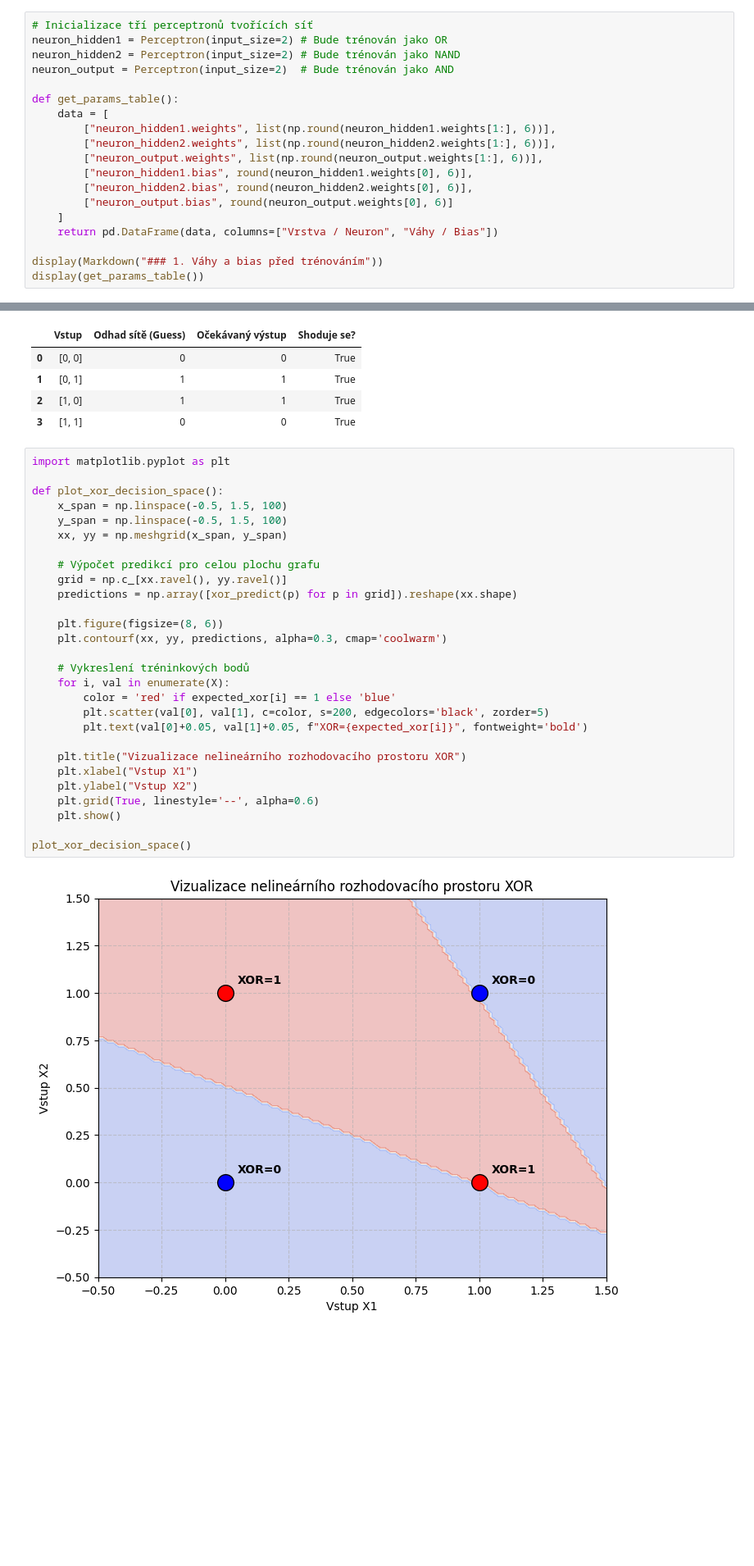
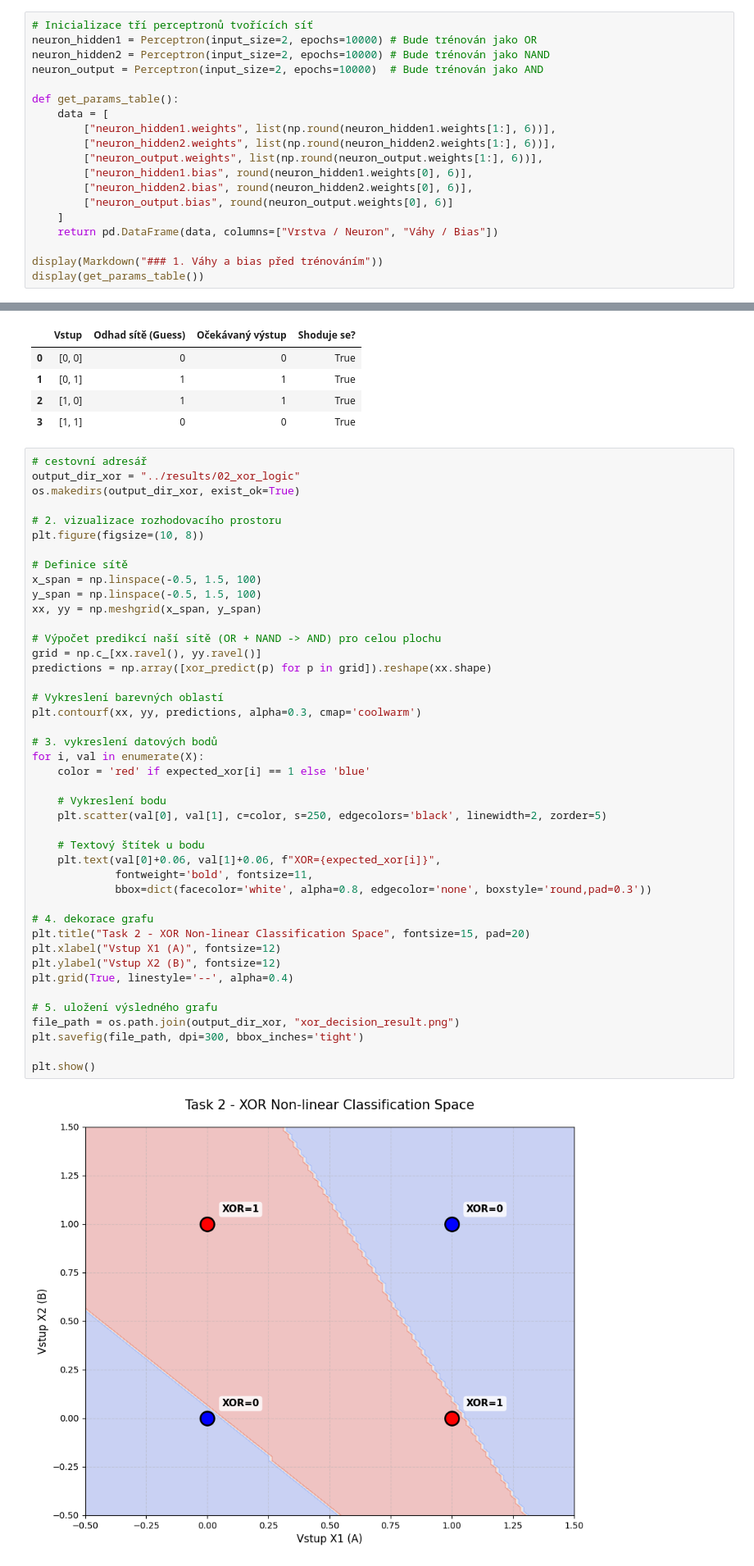
Before and after one commit to jirka-val/Unconventional-Algorithms, a Jupyter notebook: notebooks/02_logic_gates.ipynb, the cells around one changed output, grey strips where cells are left out. Shown at 82% size. Drawn from its saved outputs; the diff is of its cells as text; blank space fills up the shorter version.

```diff
--- a/notebooks/02_logic_gates.ipynb
+++ b/notebooks/02_logic_gates.ipynb
@@ -23,9 +25,9 @@ y_nand = np.array([1, 1, 1, -1])  # NAND: Nejsou oba vstupy 1
 y_and = np.array([-1, -1, -1, 1])  # AND: Oba vstupy jsou 1
 # %%
 # Inicializace tří perceptronů tvořících síť
-neuron_hidden1 = Perceptron(input_size=2) # Bude trénován jako OR
-neuron_hidden2 = Perceptron(input_size=2) # Bude trénován jako NAND
-neuron_output = Perceptron(input_size=2)  # Bude trénován jako AND
+neuron_hidden1 = Perceptron(input_size=2, epochs=10000) # Bude trénován jako OR
+neuron_hidden2 = Perceptron(input_size=2, epochs=10000) # Bude trénován jako NAND
+neuron_output = Perceptron(input_size=2, epochs=10000)  # Bude trénován jako AND
 
 def get_params_table():
     data = [
@@ -99,33 +101,48 @@ display(pd.DataFrame(test_results))
 | 2 | [1, 0] | 1 | 1 | True |
 | 3 | [1, 1] | 0 | 0 | True |
 # %%
-import matplotlib.pyplot as plt
+# cestovní adresář
+output_dir_xor = "../results/02_xor_logic"
+os.makedirs(output_dir_xor, exist_ok=True)
 
-def plot_xor_decision_space():
-    x_span = np.linspace(-0.5, 1.5, 100)
-    y_span = np.linspace(-0.5, 1.5, 100)
-    xx, yy = np.meshgrid(x_span, y_span)
+# 2. vizualizace rozhodovacího prostoru
+plt.figure(figsize=(10, 8))
 
-    # Výpočet predikcí pro celou plochu grafu
-    grid = np.c_[xx.ravel(), yy.ravel()]
-    predictions = np.array([xor_predict(p) for p in grid]).reshape(xx.shape)
+# Definice sítě
+x_span = np.linspace(-0.5, 1.5, 100)
+y_span = np.linspace(-0.5, 1.5, 100)
+xx, yy = np.meshgrid(x_span, y_span)
 
-    plt.figure(figsize=(8, 6))
-    plt.contourf(xx, yy, predictions, alpha=0.3, cmap='coolwarm')
+# Výpočet predikcí naší sítě (OR + NAND -> AND) pro celou plochu
+grid = np.c_[xx.ravel(), yy.ravel()]
+predictions = np.array([xor_predict(p) for p in grid]).reshape(xx.shape)
 
-    # Vykreslení tréninkových bodů
-    for i, val in enumerate(X):
-        color = 'red' if expected_xor[i] == 1 else 'blue'
-        plt.scatter(val[0], val[1], c=color, s=200, edgecolors='black', zorder=5)
-        plt.text(val[0]+0.05, val[1]+0.05, f"XOR={expected_xor[i]}", fontweight='bold')
+# Vykreslení barevných oblastí
+plt.contourf(xx, yy, predictions, alpha=0.3, cmap='coolwarm')
 
-    plt.title("Vizualizace nelineárního rozhodovacího prostoru XOR")
-    plt.xlabel("Vstup X1")
-    plt.ylabel("Vstup X2")
-    plt.grid(True, linestyle='--', alpha=0.6)
-    plt.show()
+# 3. vykreslení datových bodů
+for i, val in enumerate(X):
+    color = 'red' if expected_xor[i] == 1 else 'blue'
 
-plot_xor_decision_space()
+    # Vykreslení bodu
+    plt.scatter(val[0], val[1], c=color, s=250, edgecolors='black', linewidth=2, zorder=5)
+
+    # Textový štítek u bodu
+    plt.text(val[0]+0.06, val[1]+0.06, f"XOR={expected_xor[i]}",
+             fontweight='bold', fontsize=11,
+             bbox=dict(facecolor='white', alpha=0.8, edgecolor='none', boxstyle='round,pad=0.3'))
+
+# 4. dekorace grafu
+plt.title("Task 2 - XOR Non-linear Classification Space", fontsize=15, pad=20)
+plt.xlabel("Vstup X1 (A)", fontsize=12)
+plt.ylabel("Vstup X2 (B)", fontsize=12)
+plt.grid(True, linestyle='--', alpha=0.4)
+
+# 5. uložení výsledného grafu
+file_path = os.path.join(output_dir_xor, "xor_decision_result.png")
+plt.savefig(file_path, dpi=300, bbox_inches='tight')
+
+plt.show()
 # %% [output]
-[figure, old version]
+[figure, new version]
 # %% [markdown]
```
Also changed, not shown: parts of 5 cells of this notebook, 4 other files.
